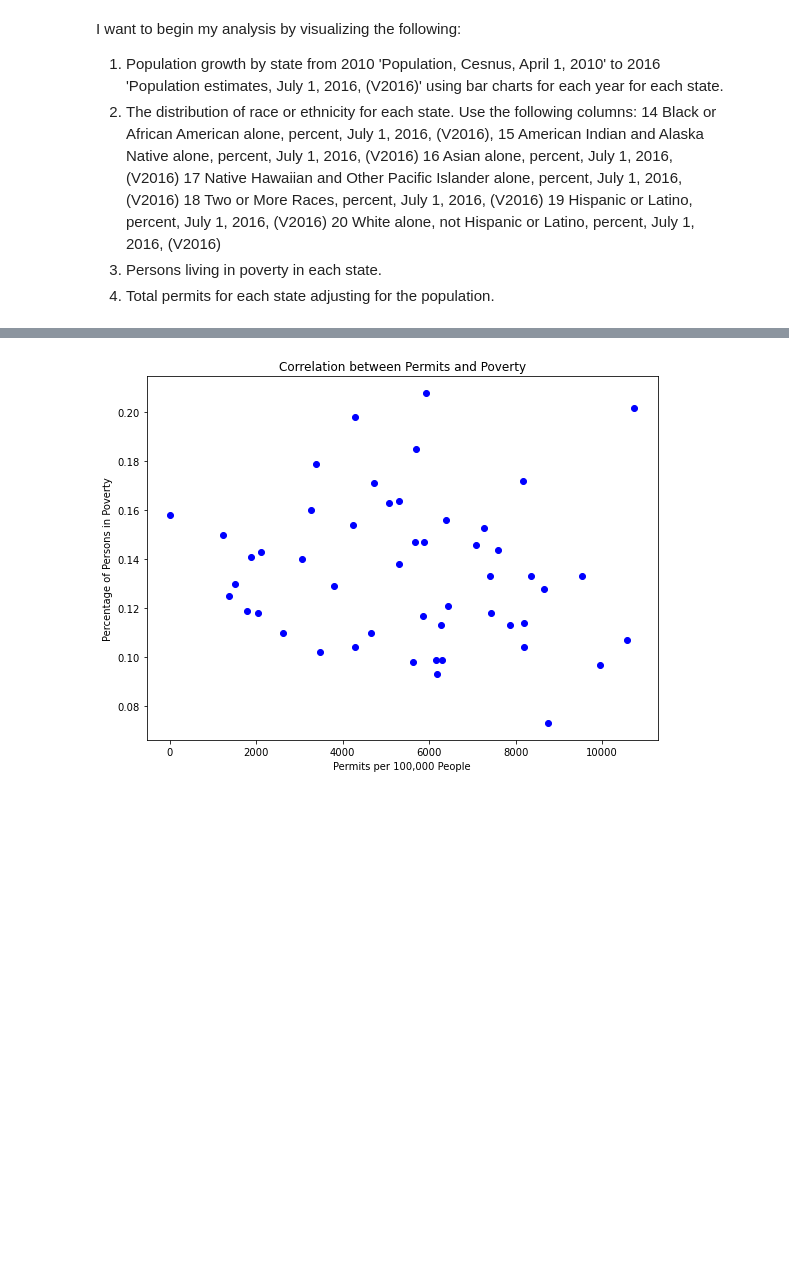
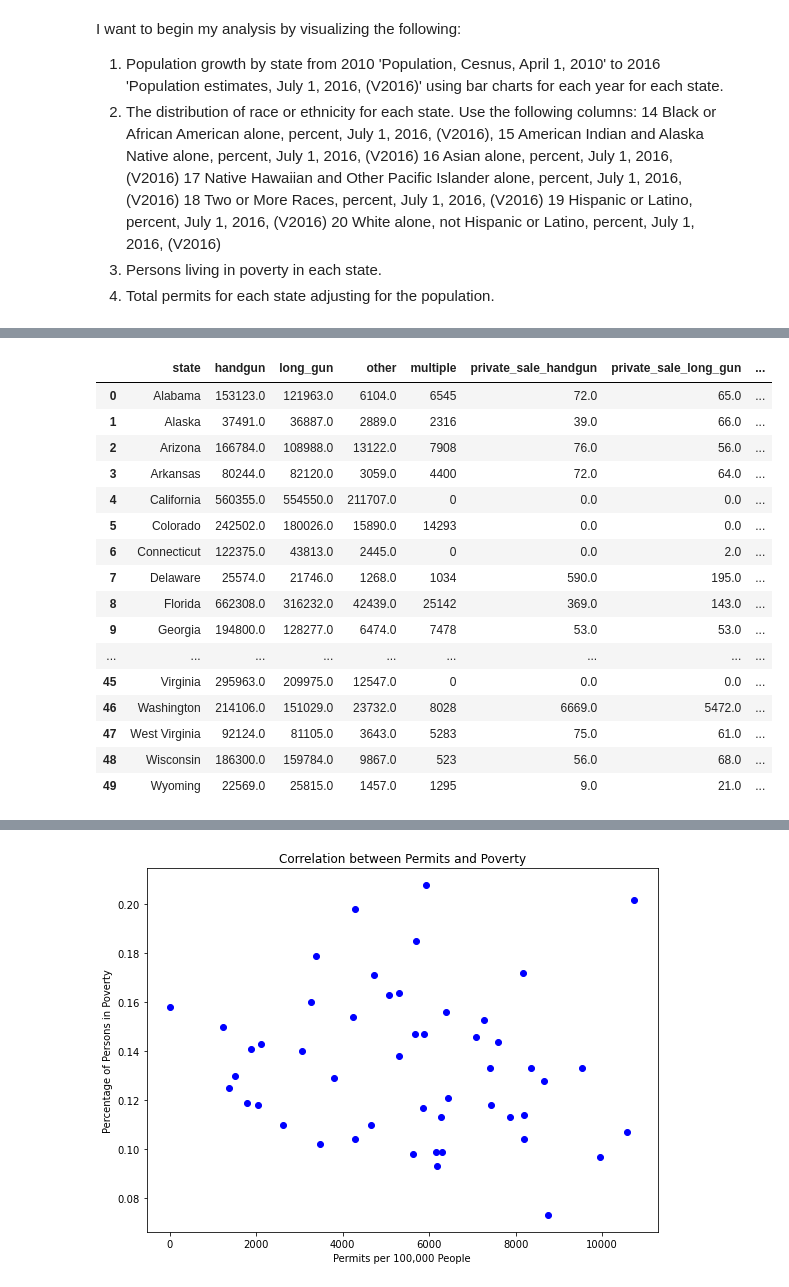
Before and after one commit to dezertdweller/fbi-gun-background-checks, a Jupyter notebook: analysis.ipynb, the cells around one changed output, grey strips where cells are left out. Cells and saved outputs as stored; diff of their text form; code cells hidden in the pictures; blank space fills up the shorter version.

```diff
--- a/analysis.ipynb
+++ b/analysis.ipynb
@@ -210,0 +153,28 @@ plt.show()
+# %%
+df_fbi_2016 = df_fbi[df_fbi['year'] == 2016]
+
+df_fbi_agg = df_fbi_2016.groupby('state').sum()
+
+df_fbi_2016_aggregated = df_fbi_agg.reset_index()
+
+df_fbi_2016_aggregated.drop(['year'], axis=1, inplace=True)
+
+df_fbi_2016_aggregated
+# %% [output]
+|  | state | handgun | long_gun | other | multiple | private_sale_handgun | private_sale_long_gun | ... |
+| 0 | Alabama | 153123.0 | 121963.0 | 6104.0 | 6545 | 72.0 | 65.0 | ... |
+| 1 | Alaska | 37491.0 | 36887.0 | 2889.0 | 2316 | 39.0 | 66.0 | ... |
+| 2 | Arizona | 166784.0 | 108988.0 | 13122.0 | 7908 | 76.0 | 56.0 | ... |
+| 3 | Arkansas | 80244.0 | 82120.0 | 3059.0 | 4400 | 72.0 | 64.0 | ... |
+| 4 | California | 560355.0 | 554550.0 | 211707.0 | 0 | 0.0 | 0.0 | ... |
+| 5 | Colorado | 242502.0 | 180026.0 | 15890.0 | 14293 | 0.0 | 0.0 | ... |
+| 6 | Connecticut | 122375.0 | 43813.0 | 2445.0 | 0 | 0.0 | 2.0 | ... |
+| 7 | Delaware | 25574.0 | 21746.0 | 1268.0 | 1034 | 590.0 | 195.0 | ... |
+| 8 | Florida | 662308.0 | 316232.0 | 42439.0 | 25142 | 369.0 | 143.0 | ... |
+| 9 | Georgia | 194800.0 | 128277.0 | 6474.0 | 7478 | 53.0 | 53.0 | ... |
+| ... | ... | ... | ... | ... | ... | ... | ... | ... |
+| 45 | Virginia | 295963.0 | 209975.0 | 12547.0 | 0 | 0.0 | 0.0 | ... |
+| 46 | Washington | 214106.0 | 151029.0 | 23732.0 | 8028 | 6669.0 | 5472.0 | ... |
+| 47 | West Virginia | 92124.0 | 81105.0 | 3643.0 | 5283 | 75.0 | 61.0 | ... |
+| 48 | Wisconsin | 186300.0 | 159784.0 | 9867.0 | 523 | 56.0 | 68.0 | ... |
+| 49 | Wyoming | 22569.0 | 25815.0 | 1457.0 | 1295 | 9.0 | 21.0 | ... |
```
Also changed, not shown: parts of 17 cells of this notebook.
